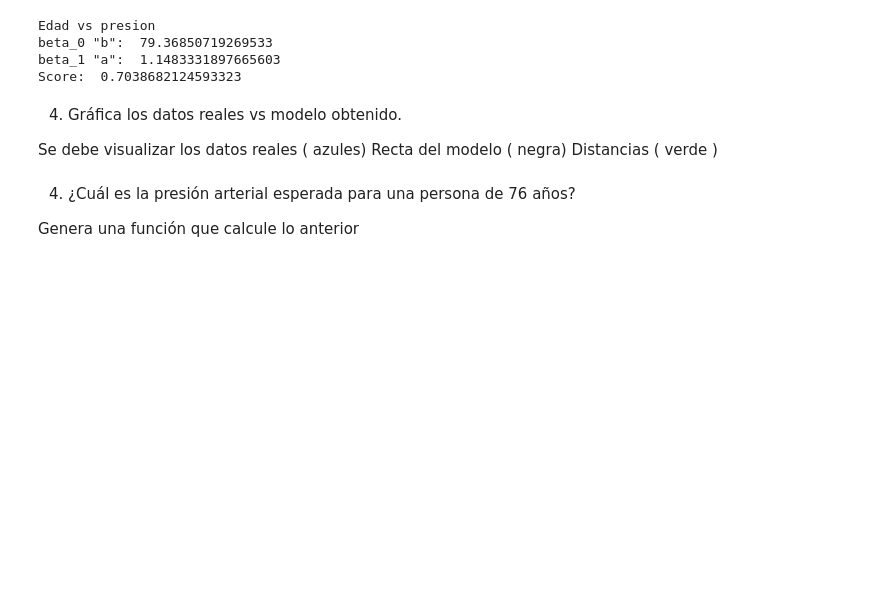
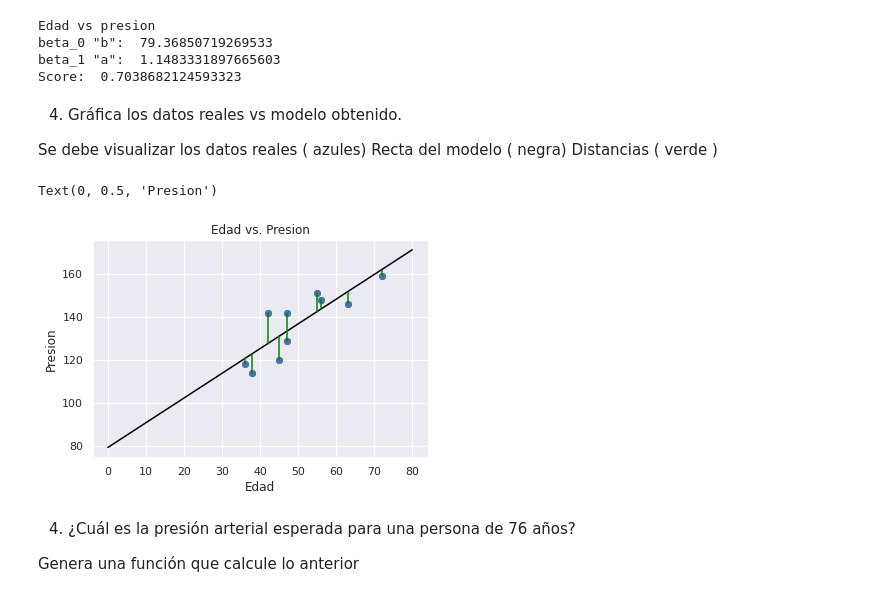
Before and after one commit to FannarLumi/semana-tec-analitica, a Jupyter notebook: 6.2 - Actividad Regresion Linea.ipynb, the cells around one changed output. Cells and saved outputs as stored; diff of their text form; code cells hidden in the pictures; blank space fills up the shorter version.

```diff
--- a/6.2 - Actividad Regresion Linea.ipynb
+++ b/6.2 - Actividad Regresion Linea.ipynb
@@ -86,6 +85,31 @@ Score:  0.7038682124593323
 Se debe visualizar los datos reales ( azules)
 Recta del modelo ( negra)
 Distancias ( verde )
+# %%
+from sklearn.linear_model import LinearRegression
+
+model = LinearRegression(fit_intercept=True)
+
+x=presion_df['edad']
+y=presion_df['presion']
+
+model.fit(x[:, np.newaxis], y)
+
+xfit = np.linspace(0, 80, 1000)
+yfit = model.predict(xfit[:, np.newaxis])
+
+plt.scatter(x, y)
+plt.plot(xfit, yfit, color="black");
+
+plt.plot(x,y, 'o')
+plt.plot(np.vstack([x,x]), np.vstack([y, model.predict(x[:, np.newaxis])]), color="green");
+
+plt.title('Edad vs. Presion')
+plt.xlabel('Edad')
+plt.ylabel('Presion')
+# %% [output]
+Text(0, 0.5, 'Presion')
+[figure, added]
 # %% [markdown]
 4. ¿Cuál es la presión arterial esperada para una persona de 76 años?
 
```
Also changed, not shown: parts of 11 cells of this notebook, 2 other files.
